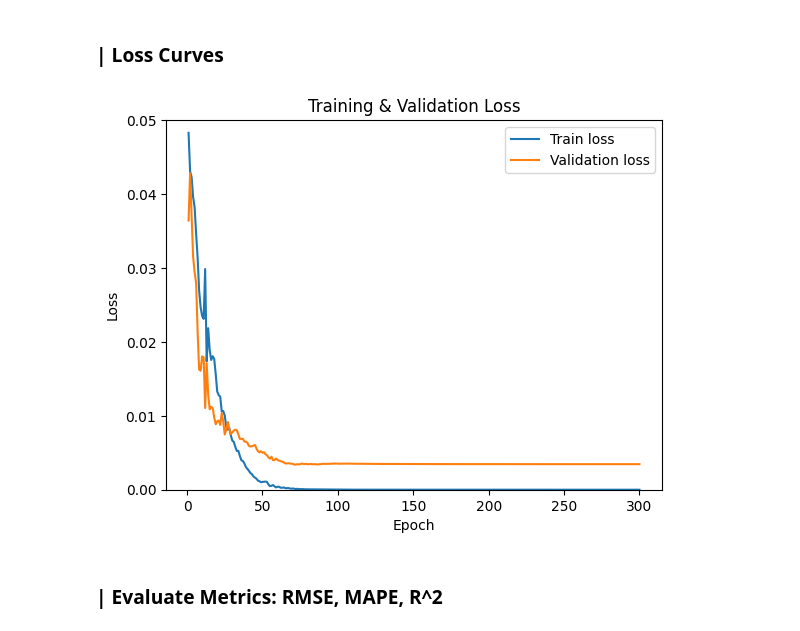
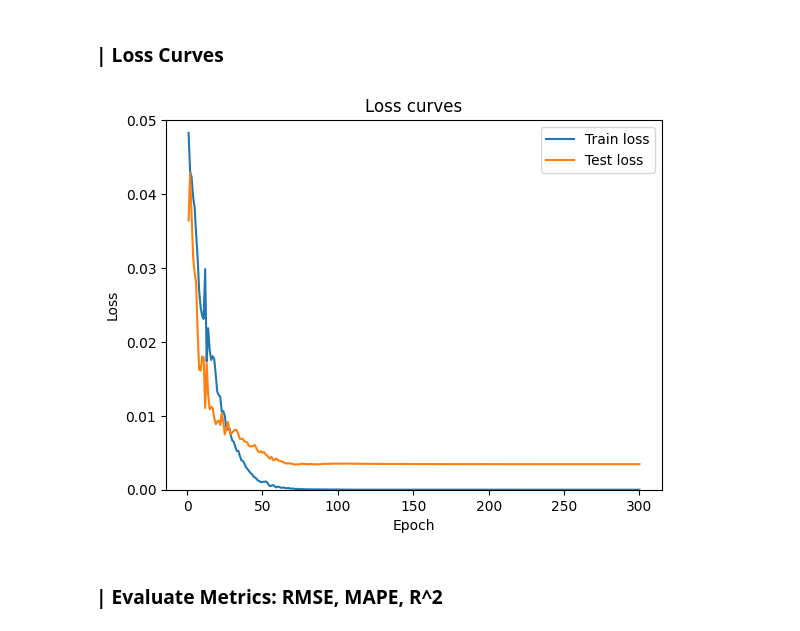
Before and after one commit to smartdesignlab/SDL_teaching, a Jupyter notebook: KAIST_SDL_2_Predictive_AI_CNN.ipynb, the cells around one changed output. Cells and saved outputs as stored; diff of their text form; code cells hidden in the pictures.

```diff
--- a/KAIST_SDL_2_Predictive_AI_CNN.ipynb
+++ b/KAIST_SDL_2_Predictive_AI_CNN.ipynb
@@ -240,32 +262,15 @@ def test(model, dataloader, criterion, device):
 # %%
-# Prepare Dataset & DataLoader
-full_dataset = ComplianceDataset(data_dir)
-dataset_len = len(full_dataset)
-train_len = int(dataset_len * train_split)
-test_len = dataset_len - train_len
+epochs = 300
 
-torch.manual_seed(1)
-train_dataset, test_dataset = random_split(full_dataset, [train_len, test_len], generator=torch.Generator().manual_seed(1))
-
-train_loader = DataLoader(train_dataset, batch_size=batch_size, shuffle=True, drop_last=False)
-test_loader = DataLoader(test_dataset, batch_size=batch_size, shuffle=False, drop_last=False)
-
-# Initialize Model, Criterion, Optimizer
-model = ComplianceCNN().to(device)
-criterion = nn.MSELoss()
-optimizer = optim.Adam(model.parameters(), lr=learning_rate)
-scheduler = lr_scheduler.StepLR(optimizer, step_size=100, gamma=0.5)
-
-# Training Loop
 train_losses = []
-val_losses = []
+test_losses = []
 
 for epoch in range(epochs):
     train_loss = train(model, train_loader, criterion, optimizer, device)
-    val_loss = test(model, test_loader, criterion, device)
+    test_loss = test(model, test_loader, criterion, device)
     train_losses.append(train_loss)
-    val_losses.append(val_loss)
-    print(f"Epoch [{epoch + 1}/{epochs}]  Train Loss: {train_loss:.6f}  Test Loss: {val_loss:.6f}")
+    test_losses.append(test_loss)
+    print(f"Epoch [{epoch + 1}/{epochs}]  Train Loss: {train_loss:.6f}  Test Loss: {test_loss:.6f}")
     scheduler.step()
 
 # 5) Save Model & Loss
@@ -299,18 +304,18 @@ Training complete. Model saved to ./best_model/Predictor_CNN.pth
 # %%
 import math
 
 plt.figure()
 plt.plot(range(1, epochs + 1), train_losses, label='Train loss')
-plt.plot(range(1, epochs + 1), val_losses, label='Validation loss')
+plt.plot(range(1, epochs + 1), test_losses, label='Test loss')
 plt.xlabel('Epoch')
 plt.ylabel('Loss')
 plt.ylim(0, 0.05)
-plt.title('Training & Validation Loss')
+plt.title('Loss curves')
 plt.legend()
 plt.savefig('./loss_curves/loss_curve.png')
 plt.show()
 # %% [output]
-[figure, old version]
+[figure, new version]
 # %% [markdown]
 ### **| Evaluate Metrics: RMSE, MAPE, R^2**
 # %%
```
Also changed, not shown: parts of 10 cells of this notebook.
